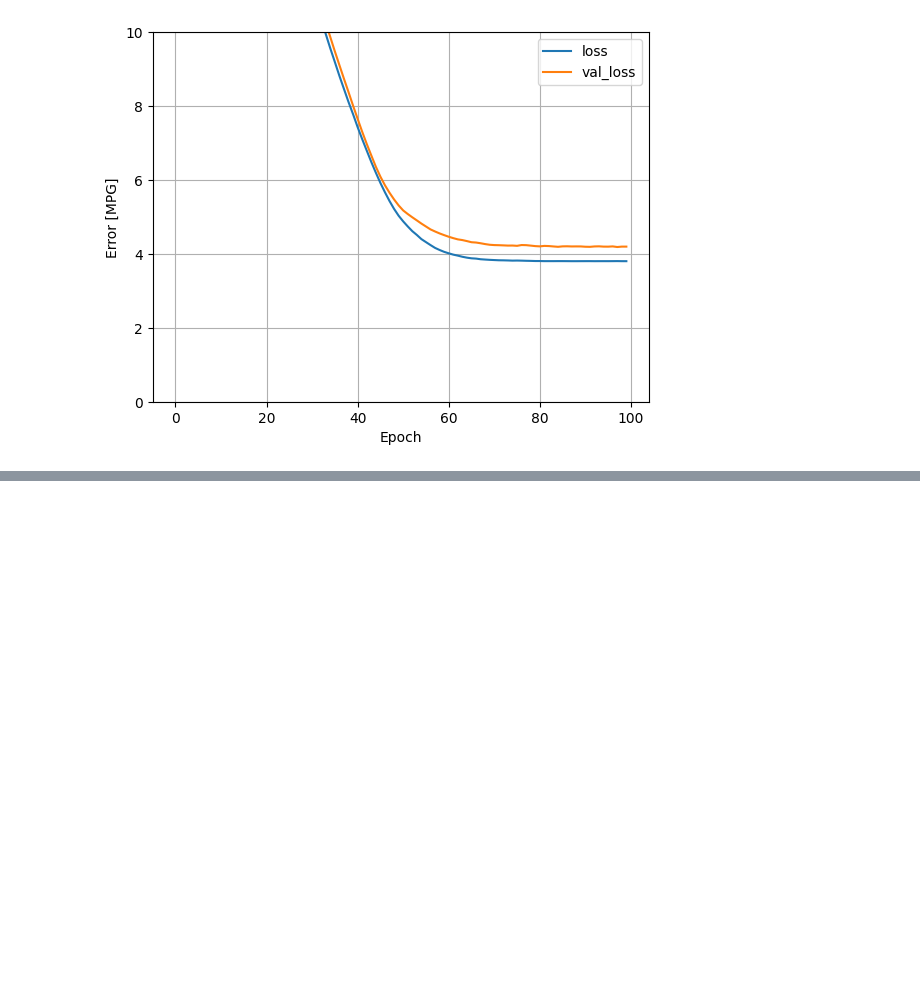
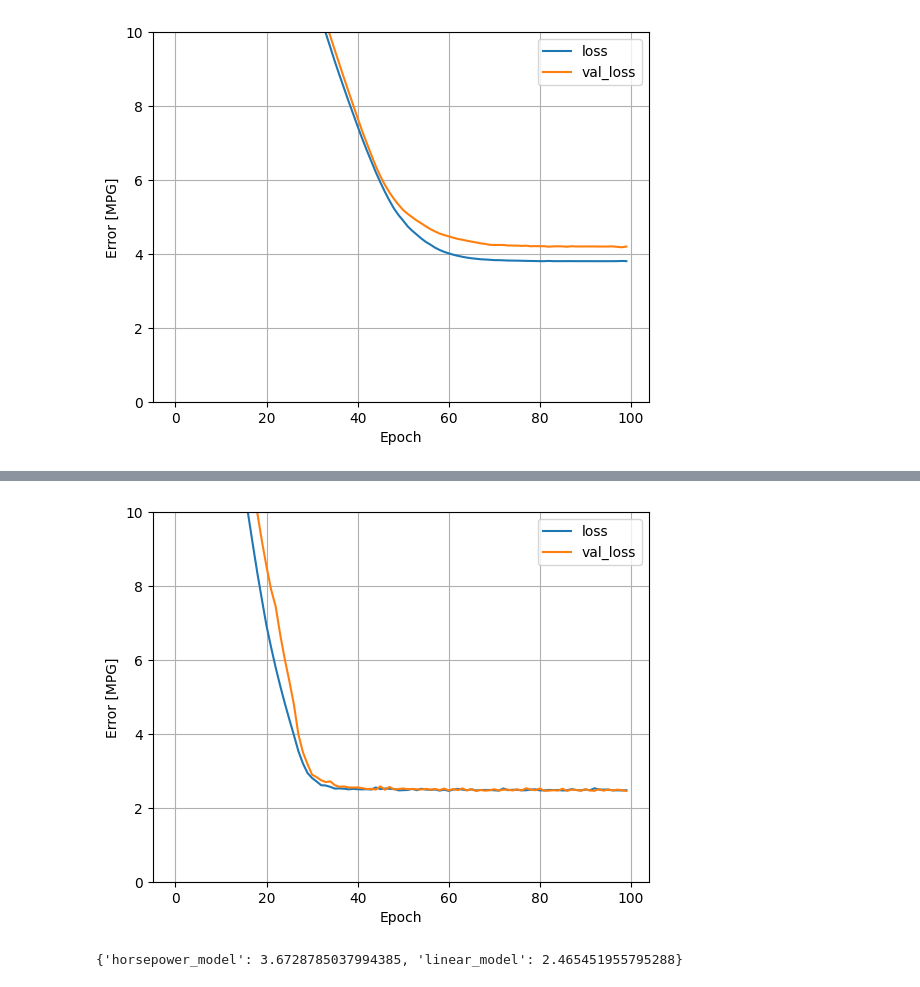
Before and after one commit to gtengine/self_study, a Jupyter notebook: tensorflow_2.x/regression.ipynb, the cells around one changed output, grey strips where cells are left out. Drawn from its saved outputs; the diff is of its cells as text; code cells hidden in the pictures; blank space fills up the shorter version.

```diff
--- a/tensorflow_2.x/regression.ipynb
+++ b/tensorflow_2.x/regression.ipynb
@@ -275,0 +300,5 @@ test_results['horsepower_model'] = horsepower_model.evaluate(test_features['Hors
+# %%
+linear_model = tf.keras.Sequential([
+    normalizer,
+    tf.keras.layers.Dense(units=1)
+])
@@ -275,0 +338,14 @@ test_results['horsepower_model'] = horsepower_model.evaluate(test_features['Hors
+# %%
+linear_model.compile(
+    optimizer=tf.keras.optimizers.Adam(learning_rate=0.1),
+    loss = tf.keras.losses.MeanAbsoluteError()
+)
+# %%
+%%time
+history = linear_model.fit(
+    train_features,
+    train_labels,
+    epochs=100,
+    verbose=0,
+    validation_split=0.2
+)
@@ -275,0 +355,4 @@ test_results['horsepower_model'] = horsepower_model.evaluate(test_features['Hors
+# %%
+plot_loss(history)
+# %% [output]
+[figure, added]
@@ -275,0 +363,4 @@ test_results['horsepower_model'] = horsepower_model.evaluate(test_features['Hors
+# %%
+test_results
+# %% [output]
+{'horsepower_model': 3.6728785037994385, 'linear_model': 2.465451955795288}
```
Also changed, not shown: parts of 46 cells of this notebook.
